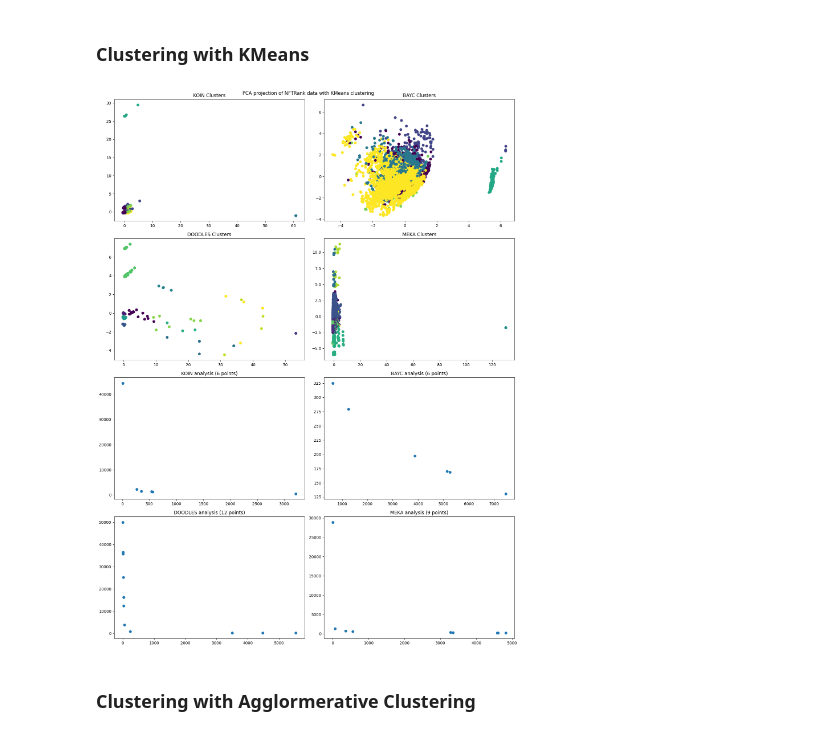
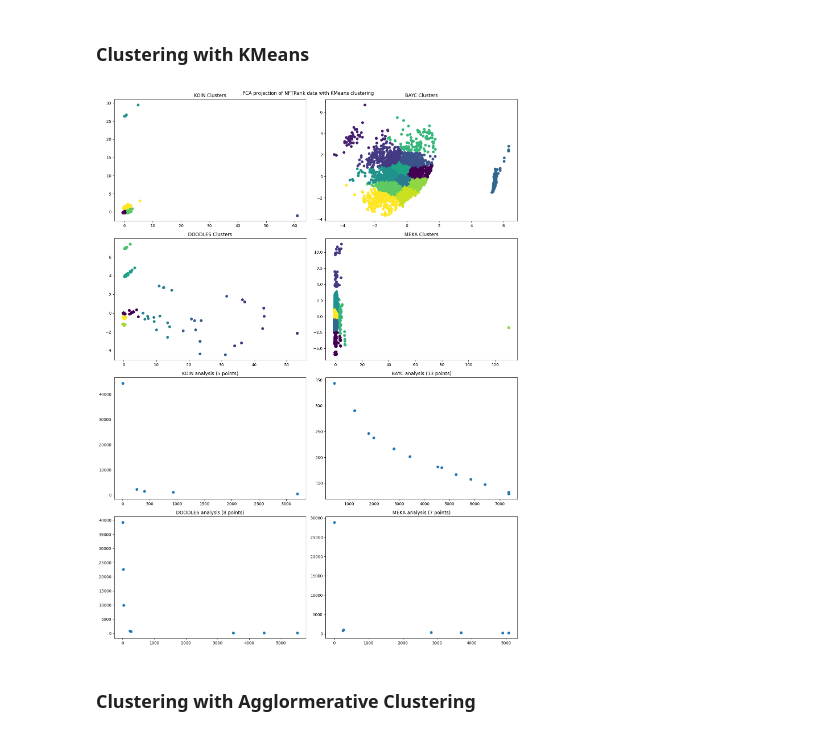
Before and after one commit to zrefai/swap-ease-clustering-api, a Jupyter notebook: notebooks/PCA_Analysis.ipynb, the cells around one changed output. Saved outputs shown, nothing was run; the diff lists cells and outputs as text; code cells hidden in the pictures.

```diff
--- a/notebooks/PCA_Analysis.ipynb
+++ b/notebooks/PCA_Analysis.ipynb
@@ -252,40 +252,39 @@ generate_PCA_cluster_plots_and_analyze(PCA_embeddings, PCA_DBSCAN_clusters, PCA_
 # %%
 from sklearn.cluster import KMeans
 from sklearn.metrics import silhouette_score
-import seaborn as sns
 
 kmeans_kwargs = {
     "init": "random",
     "n_init": 50,
     "max_iter": 500,
 }
 
-def get_KMeans_labels_via_silhouette():
+def get_KMeans_labels_via_silhouette(embeddings):
     kmeans_labels = []
 
-    for scaled_df in scaled_dfs:
+    for embedding in embeddings:
         best_score = -1
         labels = 0
 
         for k in range(5, 15):
             kmeans = KMeans(n_clusters=k, **kmeans_kwargs)
-            kmeans.fit(scaled_df)
-            score = silhouette_score(scaled_df, kmeans.labels_)
+            kmeans.fit(embedding)
+            score = silhouette_score(embedding, kmeans.labels_)
 
             if score > best_score:
                 best_score = score
                 labels = kmeans.labels_
 
         kmeans_labels.append(labels)
 
     return kmeans_labels
 
-KMean_clusters = get_KMeans_labels_via_silhouette()
+KMean_clusters = get_KMeans_labels_via_silhouette(PCA_embeddings)
 UMAP_KMean_analysis = get_analysis(KMean_clusters)
 
 generate_PCA_cluster_plots_and_analyze(PCA_embeddings, KMean_clusters, UMAP_KMean_analysis, "with KMeans clustering")
 # %% [output]
-[figure, old version]
+[figure, new version]
 # %% [markdown]
 ### Clustering with Agglormerative Clustering
 # %%
```
Also changed, not shown: parts of 3 cells of this notebook, 13 other files.
